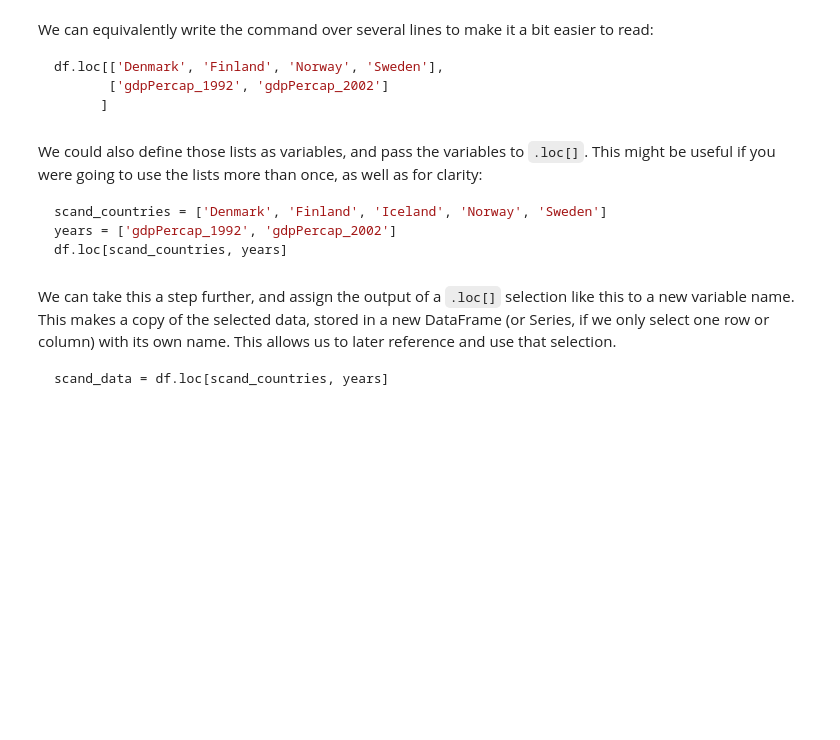
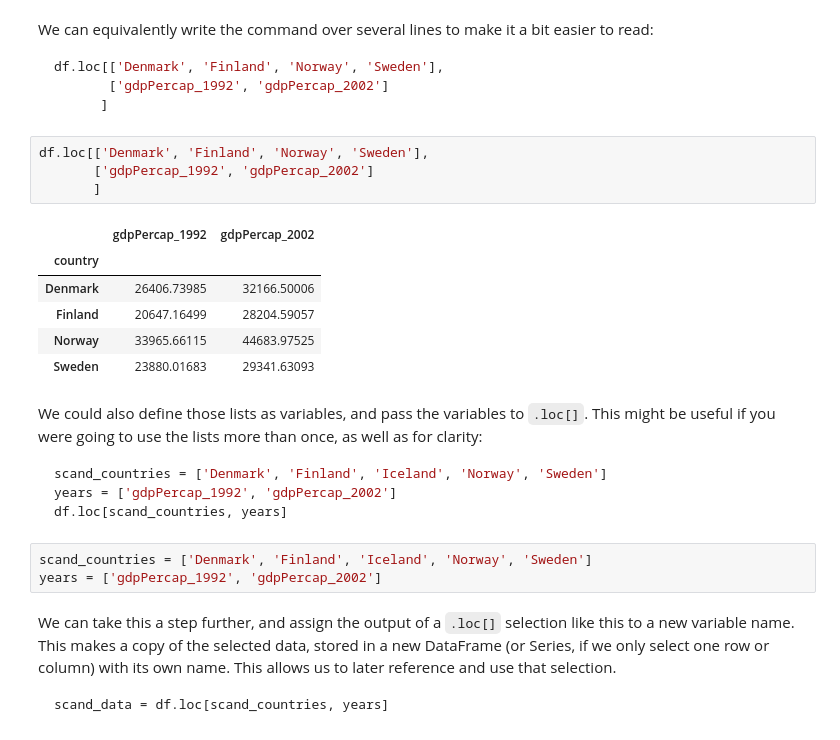
Before and after one commit to neurolawal/python_intro, a Jupyter notebook: 08 - pandas DataFrames/pandas-dataframes.ipynb, the cells around one changed output. Cells and saved outputs as stored; diff of their text form; blank space fills up the shorter version.

```diff
--- a/08 - pandas DataFrames/pandas-dataframes.ipynb
+++ b/08 - pandas DataFrames/pandas-dataframes.ipynb
@@ -414,6 +459,17 @@ df.loc[['Denmark', 'Finland', 'Norway', 'Sweden'],
        ['gdpPercap_1992', 'gdpPercap_2002']
       ]
 ~~~
+# %%
+df.loc[['Denmark', 'Finland', 'Norway', 'Sweden'],
+       ['gdpPercap_1992', 'gdpPercap_2002']
+       ]
+# %% [output]
+|  | gdpPercap_1992 | gdpPercap_2002 |
+| country |  |  |
+| Denmark | 26406.73985 | 32166.50006 |
+| Finland | 20647.16499 | 28204.59057 |
+| Norway | 33965.66115 | 44683.97525 |
+| Sweden | 23880.01683 | 29341.63093 |
 # %% [markdown]
 We could also define those lists as variables, and pass the variables to `.loc[]`. This might be useful if you were going to use the lists more than once, as well as for clarity:
 
@@ -422,6 +478,9 @@ scand_countries = ['Denmark', 'Finland', 'Iceland', 'Norway', 'Sweden']
 years = ['gdpPercap_1992', 'gdpPercap_2002']
 df.loc[scand_countries, years]
 ~~~
+# %%
+scand_countries = ['Denmark', 'Finland', 'Iceland', 'Norway', 'Sweden']
+years = ['gdpPercap_1992', 'gdpPercap_2002']
 # %% [markdown]
 We can take this a step further, and assign the output of a `.loc[]` selection like this to a new variable name. This makes a copy of the selected data, stored in a new DataFrame (or Series, if we only select one row or column) with its own name. This allows us to later reference and use that selection.
 
```
Also changed, not shown: parts of 4 cells of this notebook.
